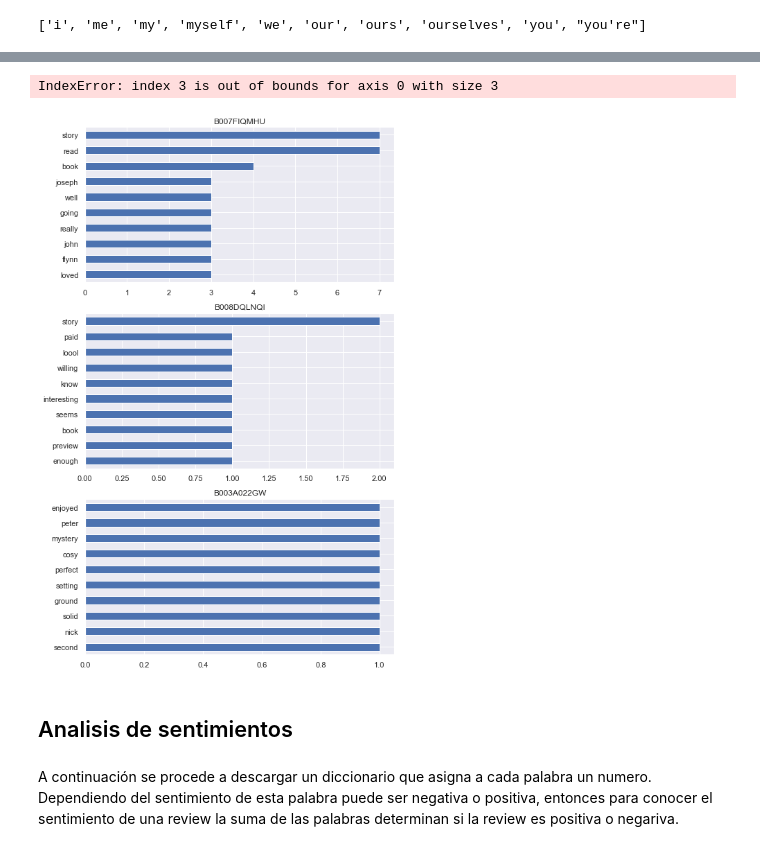
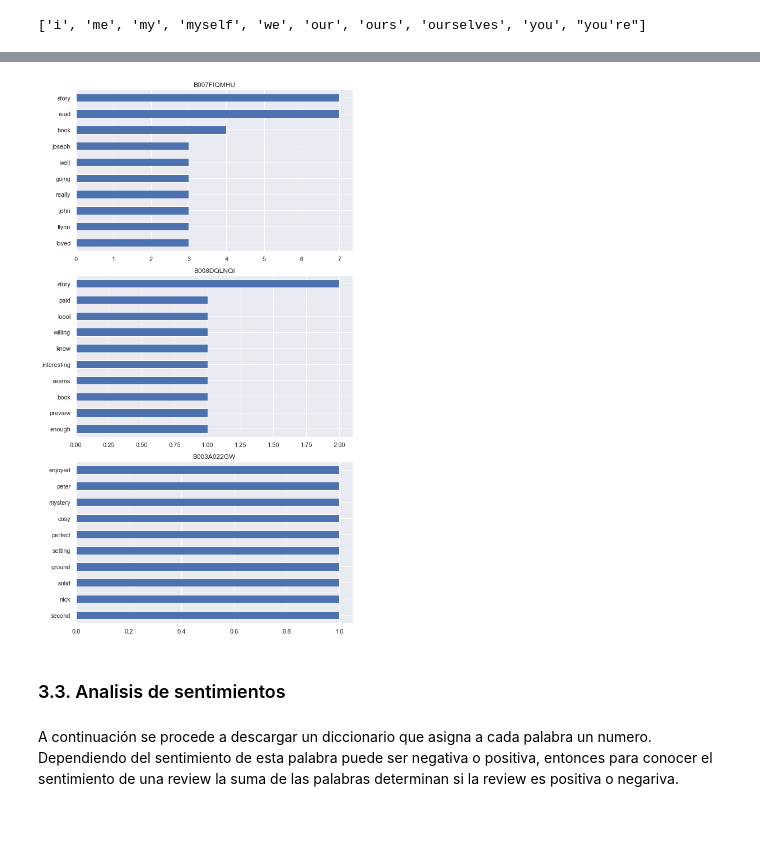
Before and after one commit to amvalero10/BI_proyecto1, a Jupyter notebook: proy1.ipynb, the cells around one changed output, grey strips where cells are left out. Drawn from its saved outputs; the diff is of its cells as text; code cells hidden in the pictures; blank space fills up the shorter version.

```diff
--- a/proy1.ipynb
+++ b/proy1.ipynb
@@ -462,9 +476,12 @@ fig, axs = plt.subplots(nrows=3, ncols=1,figsize=(8, 14))
 for i, autor in enumerate(df_reviews_text_m_tidy.reviewerID.unique()):
     df_temp = df_reviews_text_m_tidy[df_reviews_text_m_tidy.reviewerID == autor]
     counts  = df_temp['token'].value_counts(ascending=False).head(10)
+
     counts.plot(kind='barh', color='firebrick', ax=axs[i])
     axs[i].invert_yaxis()
     axs[i].set_title(autor)
+    if (i>=2) :
+        break
 
 fig.tight_layout()
 # %% [output]
@@ -473,21 +489,21 @@ IndexError: index 3 is out of bounds for axis 0 with size 3
 # %%
 # Top 10 palabras por libro (sin stopwords)
 # ==============================================================================
 fig, axs = plt.subplots(nrows=3, ncols=1,figsize=(8, 14))
 
 for i, autor in enumerate(df_reviews_text_m_tidy.asin.unique()):
     df_temp = df_reviews_text_m_tidy[df_reviews_text_m_tidy.asin == autor]
     counts  = df_temp['token'].value_counts(ascending=False).head(10)
     counts.plot(kind='barh', ax=axs[i])
     axs[i].invert_yaxis()
     axs[i].set_title(autor)
-
+    if (i>=2) :
+        break
 fig.tight_layout()
 # %% [output]
-IndexError: index 3 is out of bounds for axis 0 with size 3
-[figure, old version]
+[figure, new version]
 # %% [markdown]
-## Analisis de sentimientos
+### 3.3. Analisis de sentimientos
 # %% [markdown]
 A continuación se procede a descargar un diccionario que asigna a cada palabra un numero. Dependiendo del sentimiento de esta palabra puede ser negativa o positiva, entonces para conocer el sentimiento de una review la suma de las palabras determinan si la review es positiva o negariva.
 # %%
```
Also changed, not shown: parts of 7 cells of this notebook.
